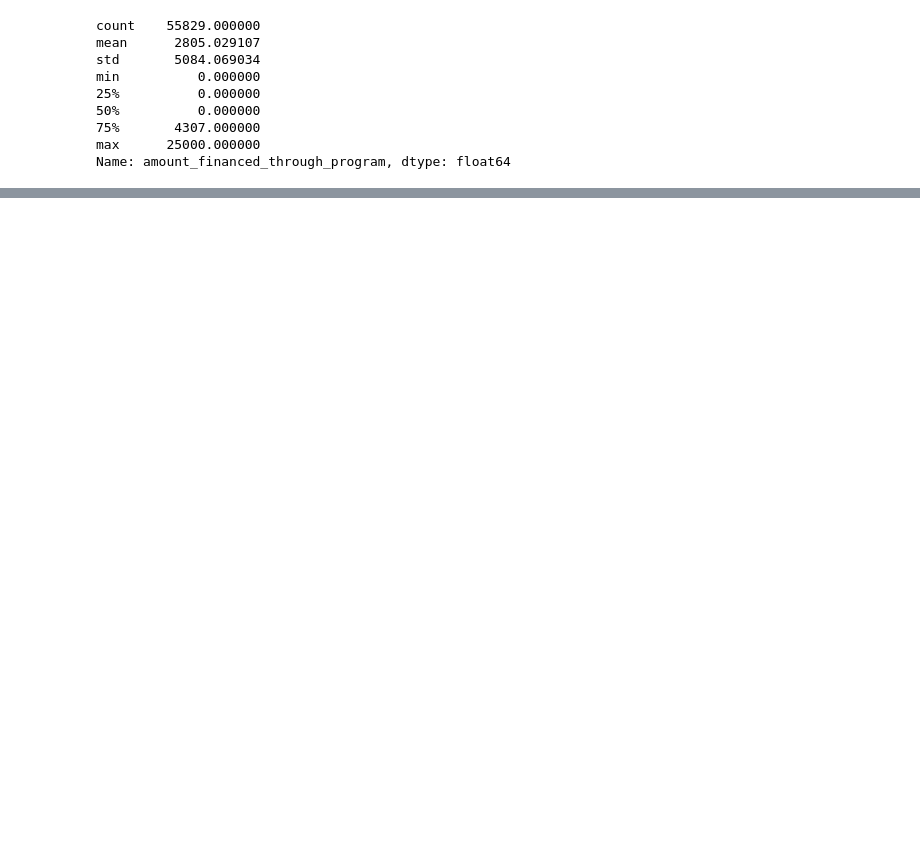
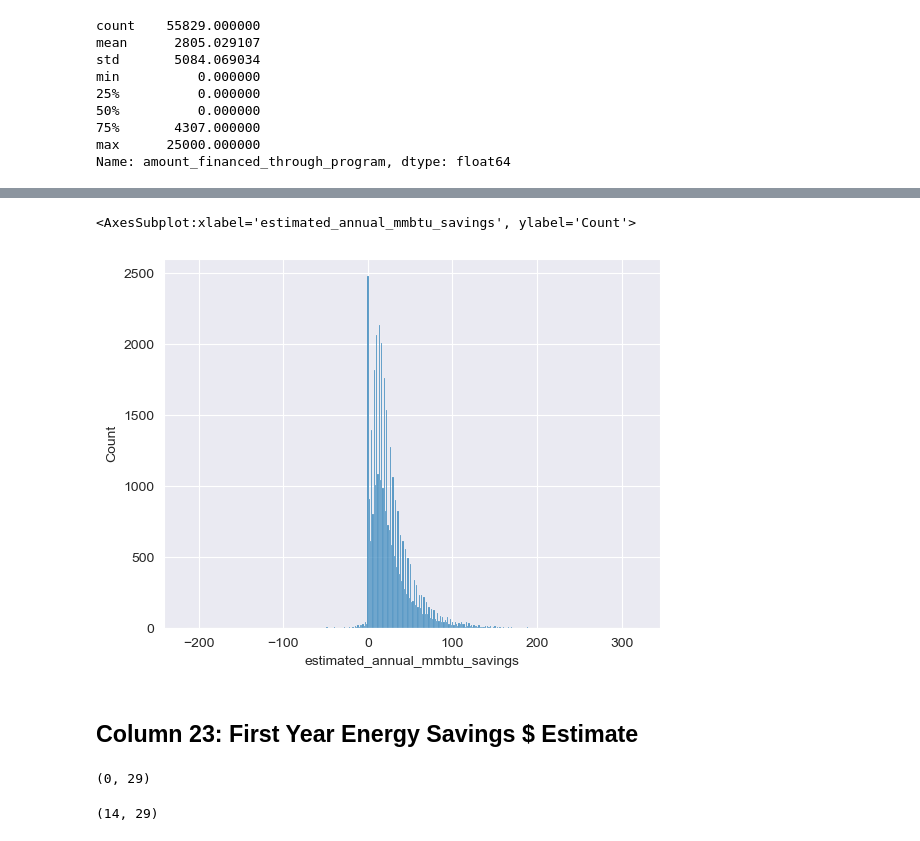
Before and after one commit to Phylanxy/IH_Midterm_Project, a Jupyter notebook: Midterm_project.ipynb, the cells around one changed output, grey strips where cells are left out. Saved outputs shown, nothing was run; the diff lists cells and outputs as text; code cells hidden in the pictures; blank space fills up the shorter version.

Commit message:
Data cleaning and first insights combined Luke & Leo

```diff
--- a/Midterm_project.ipynb
+++ b/Midterm_project.ipynb
@@ -233,0 +515,15 @@ df["new_georeferenced_column"][0]
+# %%
+sns.histplot(df["estimated_annual_mmbtu_savings"])
+# %% [output]
+<AxesSubplot:xlabel='estimated_annual_mmbtu_savings', ylabel='Count'>
+[figure, added]
+# %% [markdown]
+## Column 23: First Year Energy Savings $ Estimate
+# %%
+df[df["first_year_energy_savings_$_estimate"].isna()].shape
+# %% [output]
+(0, 29)
+# %%
+df[df["first_year_energy_savings_$_estimate"] == 0].shape
+# %% [output]
+(14, 29)
```
Also changed, not shown: parts of 91 cells of this notebook.
